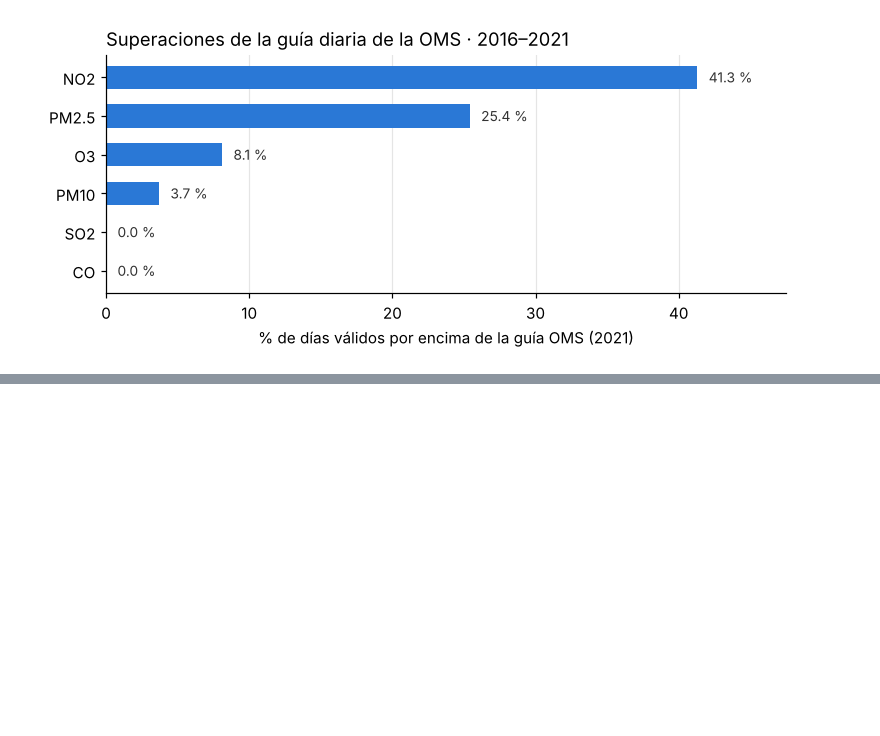
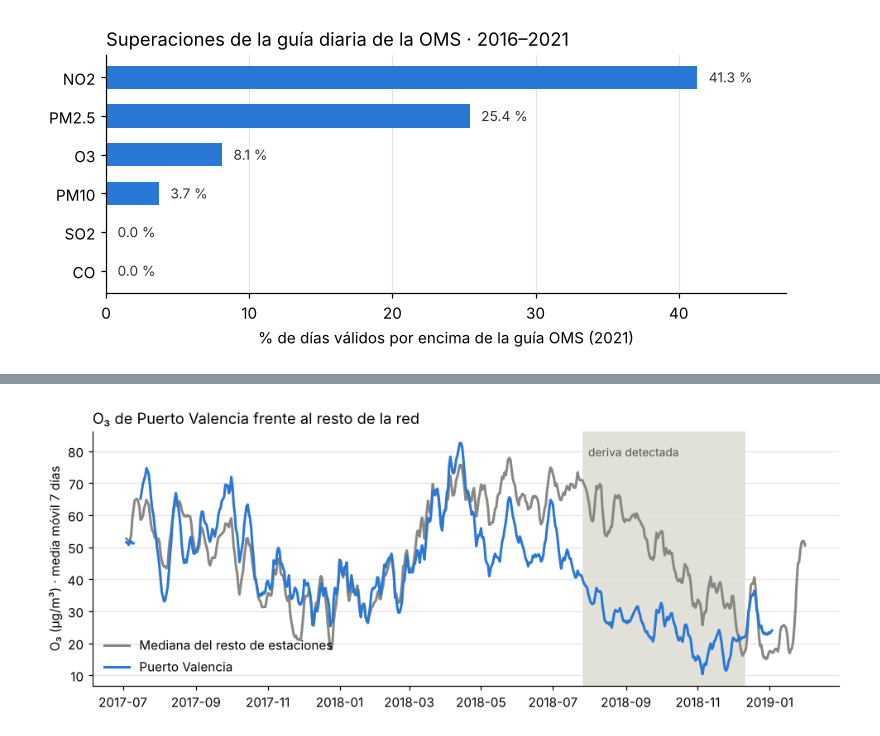
Before and after one commit to AdrianColomoMoragues/aire-valencia-dashboard, a Jupyter notebook: Documentation.ipynb, the cells around one changed output, grey strips where cells are left out. Drawn from its saved outputs; the diff is of its cells as text; code cells hidden in the pictures; blank space fills up the shorter version.

Commit message:
feat: control de calidad de sensores (valores atascados, picos, deriva O3)

```diff
--- a/Documentation.ipynb
+++ b/Documentation.ipynb
@@ -527,0 +541,9 @@ El O₃ y el NO₂ se comportan como era de esperar. El O₃ se forma con la rad
+# %%
+inc = pd.read_sql_query("""
+    SELECT e.nombre AS estacion, q.contaminante, q.regla, q.n_horas, q.excluir, q.inicio, q.fin, q.detalle
+    FROM incidencias_calidad q JOIN estaciones e ON e.id = q.estacion_id""", conn)
+tot = pd.read_sql_query("SELECT contaminante, COUNT(*) AS n FROM mediciones GROUP BY 1", conn).set_index("contaminante")["n"]
+resumen_qc = inc.groupby(["regla", "contaminante"]).agg(episodios=("n_horas", "size"), horas=("n_horas", "sum"))
+resumen_qc["% de las mediciones"] = (100 * resumen_qc["horas"] / tot.reindex(resumen_qc.index.get_level_values(1)).values).round(2)
+print(f"Total marcado: {inc.n_horas.sum():,} h ({100 * inc.n_horas.sum() / tot.sum():.2f} % de las mediciones)")
+resumen_qc
@@ -527,0 +576,21 @@ El O₃ y el NO₂ se comportan como era de esperar. El O₃ se forma con la rad
+# %%
+o3 = pd.read_sql_query("""SELECT estacion, fecha, media FROM medias_diarias
+                           WHERE contaminante = 'O3' AND n_horas >= 18""", conn, parse_dates=["fecha"])
+w = o3.pivot(index="fecha", columns="estacion", values="media").loc["2017-07-01":"2019-01-31"]
+resto = w.drop(columns="Puerto Valencia").median(axis=1).rolling(7, min_periods=4).mean()
+pv = w["Puerto Valencia"].rolling(7, min_periods=4).mean()
+ep = inc[(inc.regla == "deriva_regional")].iloc[0]
+
+fig, ax = plt.subplots(figsize=(9, 3.6))
+ax.axvspan(pd.Timestamp(ep.inicio), pd.Timestamp(ep.fin), color="#e1e0d9", zorder=0)
+ax.plot(resto.index, resto, color="#898781", lw=2, label="Mediana del resto de estaciones")
+ax.plot(pv.index, pv, color=AZUL, lw=2, label="Puerto Valencia")
+ax.text(pd.Timestamp(ep.inicio) + pd.Timedelta(days=4), ax.get_ylim()[1] * 0.95,
+        "deriva detectada", va="top", fontsize=9, color="#52514e")
+ax.set_ylabel("O₃ (µg/m³) · media móvil 7 días")
+ax.set_title("O₃ de Puerto Valencia frente al resto de la red", loc="left")
+ax.grid(axis="y", color="#e5e5e5"); ax.set_axisbelow(True)
+ax.legend(frameon=False, loc="lower left")
+plt.tight_layout(); plt.show()
+# %% [output]
+[figure, added]
```
Also changed, not shown: parts of 13 cells of this notebook, 6 other files.
